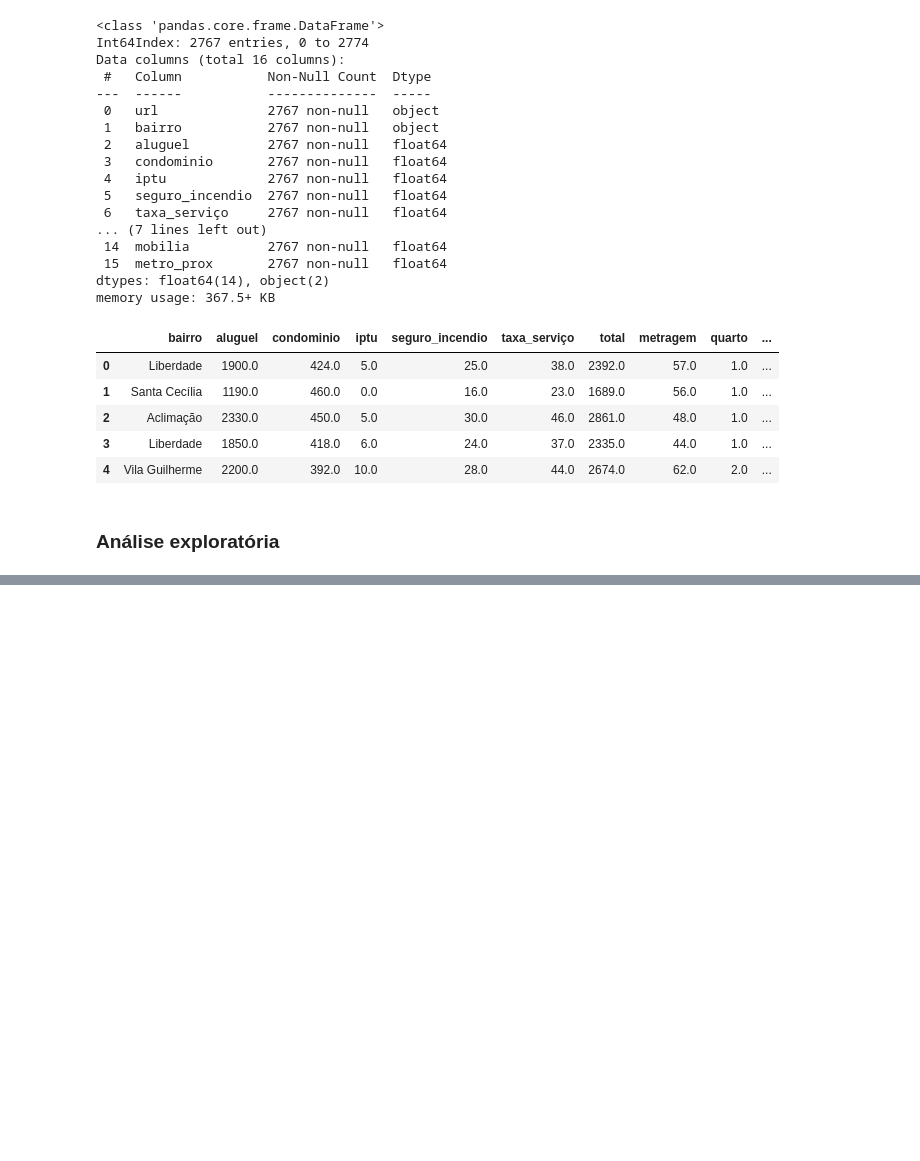
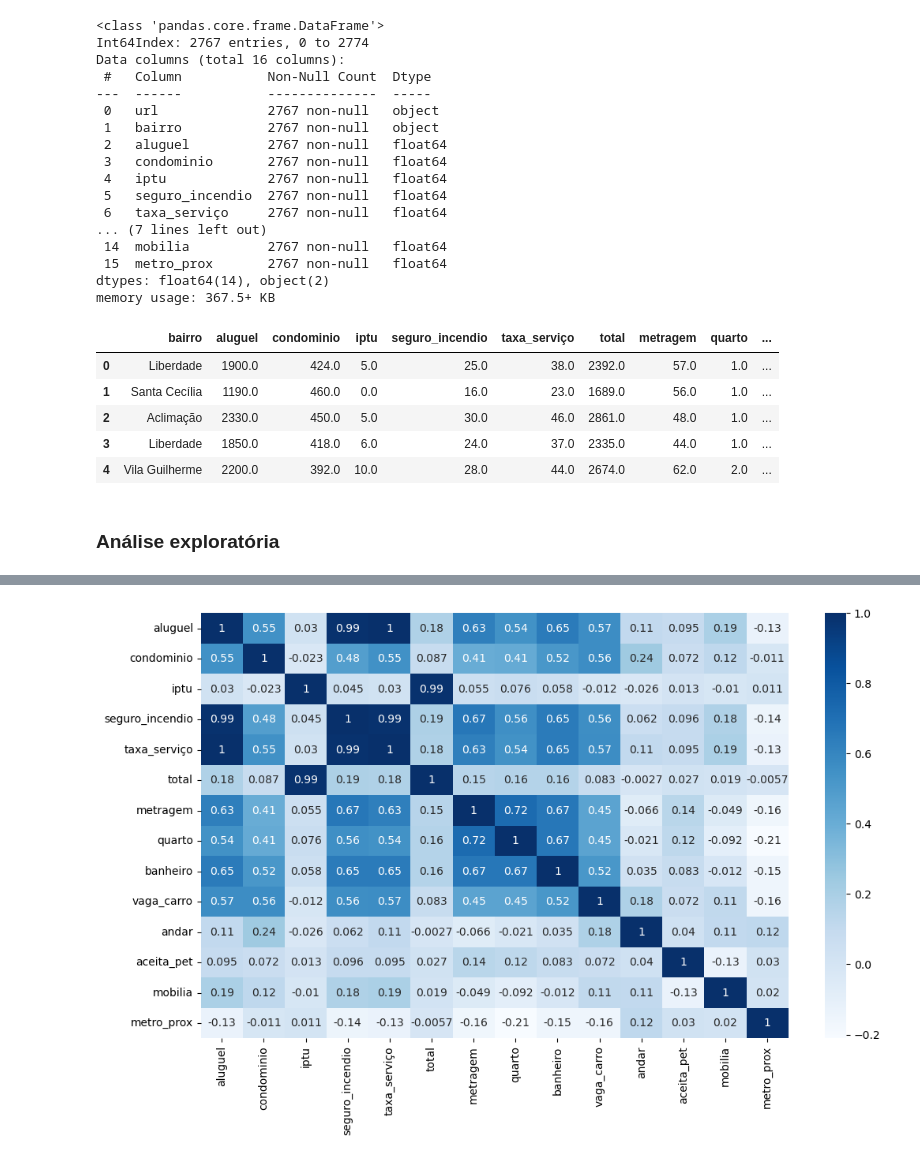
Before and after one commit to cassio645/Machine-learning, a Jupyter notebook: Projetos/aluguel_rj.ipynb, the cells around one changed output, grey strips where cells are left out. Saved outputs shown, nothing was run; the diff lists cells and outputs as text; code cells hidden in the pictures; blank space fills up the shorter version.

```diff
--- a/Projetos/aluguel_rj.ipynb
+++ b/Projetos/aluguel_rj.ipynb
@@ -168,0 +301,7 @@ base.head()
+# %%
+#Criando um heatmap para análisar a correlação das variaveis
+fig, ax = plt.subplots(figsize=(12, 7))
+sns.heatmap(base.corr(),annot=True, cmap='Blues')
+plt.show()
+# %% [output]
+[figure, added]
```
Also changed, not shown: parts of 33 cells of this notebook, 1 other file.
